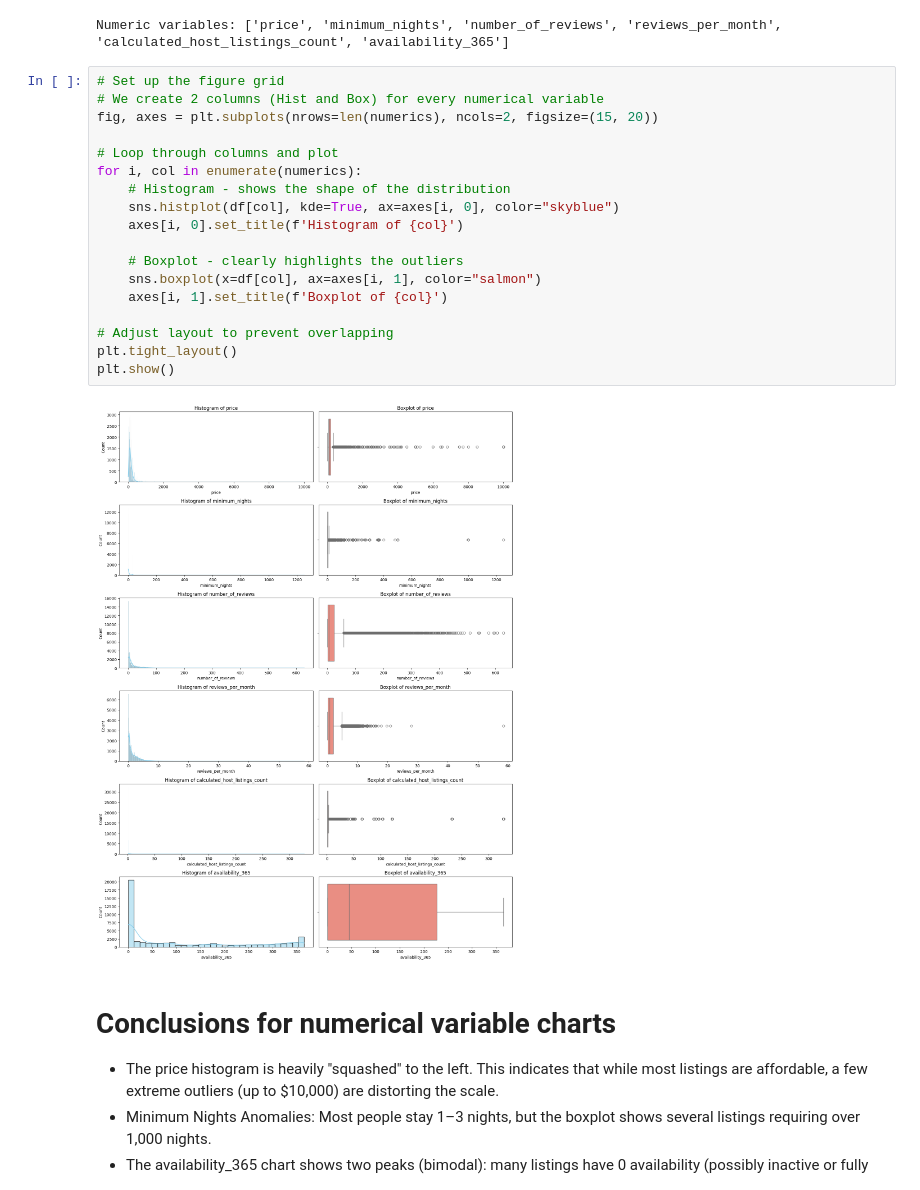
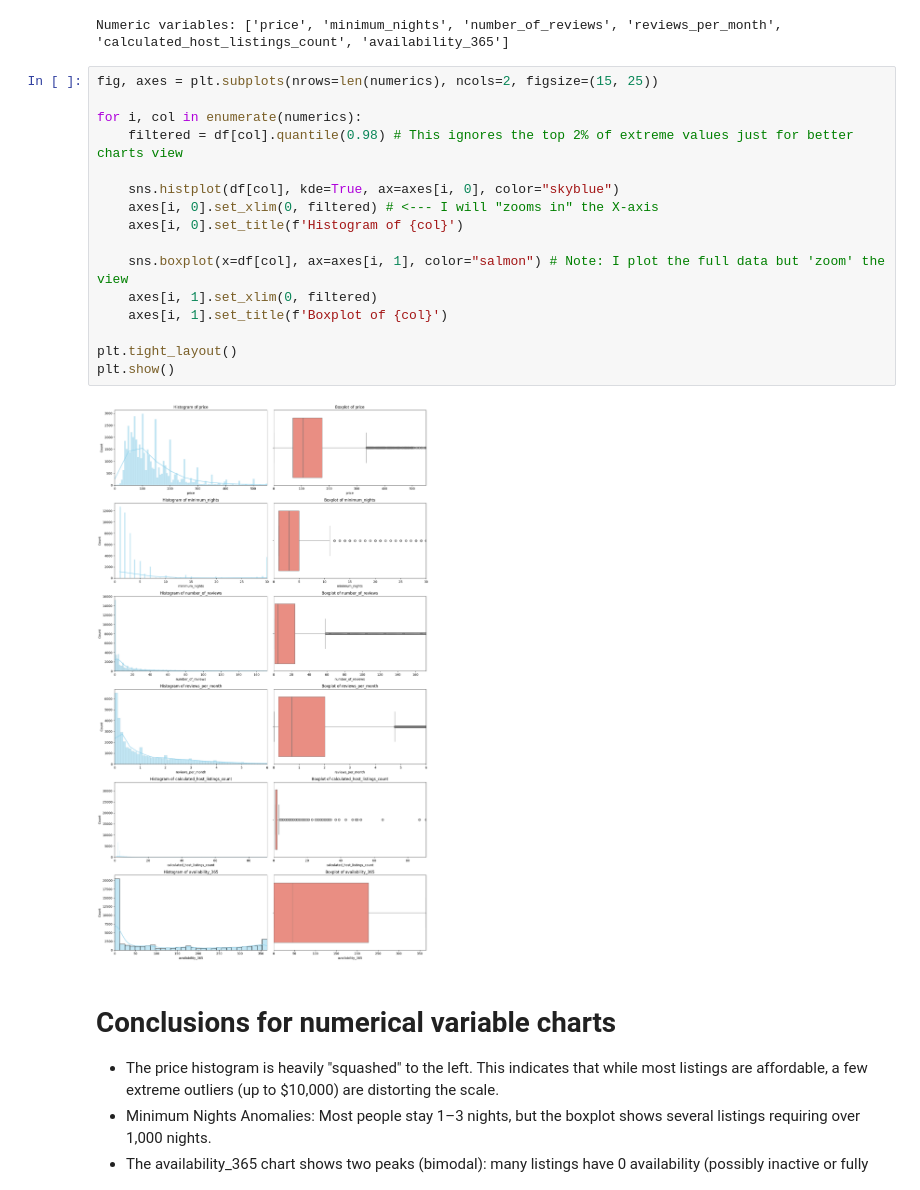
Before and after one commit to 4GeeksAcademy/kiko-bar_Data-Preprocessing-EDA_v2, a Jupyter notebook: src/explore.ipynb, the cells around one changed output. Saved outputs shown, nothing was run; the diff lists cells and outputs as text.

Commit message:
EDA: update charts, build new charts, save the json

```diff
--- a/src/explore.ipynb
+++ b/src/explore.ipynb
@@ -227,25 +227,23 @@ print(f"Numeric variables: {numerics}")
 # %% [output]
 Numeric variables: ['price', 'minimum_nights', 'number_of_reviews', 'reviews_per_month', 'calculated_host_listings_count', 'availability_365']
 # %%
-# Set up the figure grid
-# We create 2 columns (Hist and Box) for every numerical variable
-fig, axes = plt.subplots(nrows=len(numerics), ncols=2, figsize=(15, 20))
+fig, axes = plt.subplots(nrows=len(numerics), ncols=2, figsize=(15, 25))
 
-# Loop through columns and plot
 for i, col in enumerate(numerics):
-    # Histogram - shows the shape of the distribution
+    filtered = df[col].quantile(0.98) # This ignores the top 2% of extreme values just for better charts view
+
     sns.histplot(df[col], kde=True, ax=axes[i, 0], color="skyblue")
+    axes[i, 0].set_xlim(0, filtered) # <--- I will "zooms in" the X-axis
     axes[i, 0].set_title(f'Histogram of {col}')
 
-    # Boxplot - clearly highlights the outliers
-    sns.boxplot(x=df[col], ax=axes[i, 1], color="salmon")
+    sns.boxplot(x=df[col], ax=axes[i, 1], color="salmon") # Note: I plot the full data but 'zoom' the view
+    axes[i, 1].set_xlim(0, filtered)
     axes[i, 1].set_title(f'Boxplot of {col}')
 
-# Adjust layout to prevent overlapping
 plt.tight_layout()
 plt.show()
 # %% [output]
-[figure, old version]
+[figure, new version]
 # %% [markdown]
 # Conclusions for numerical variable charts
 - The price histogram is heavily "squashed" to the left. This indicates that while most listings are affordable, a few extreme outliers (up to $10,000) are distorting the scale.
```
Also changed, not shown: parts of 19 cells of this notebook, 3 other files.
